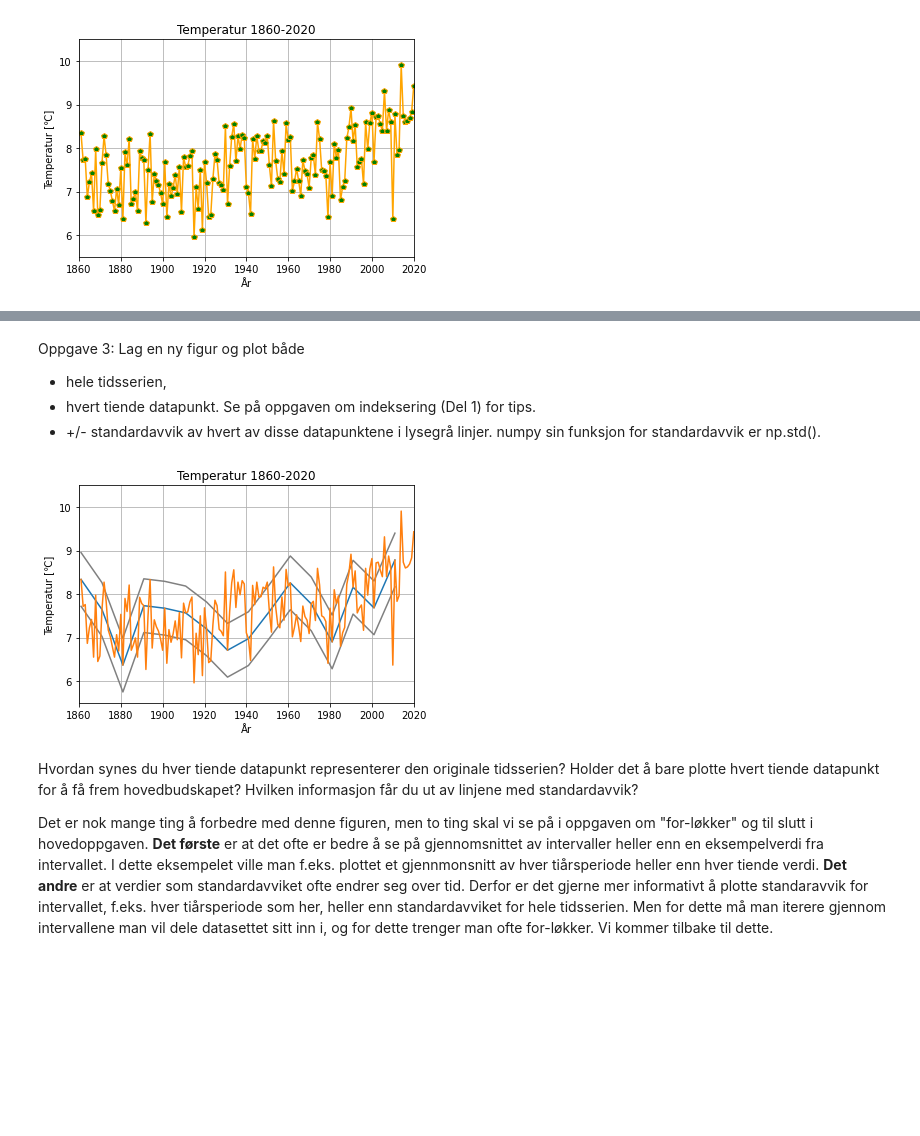
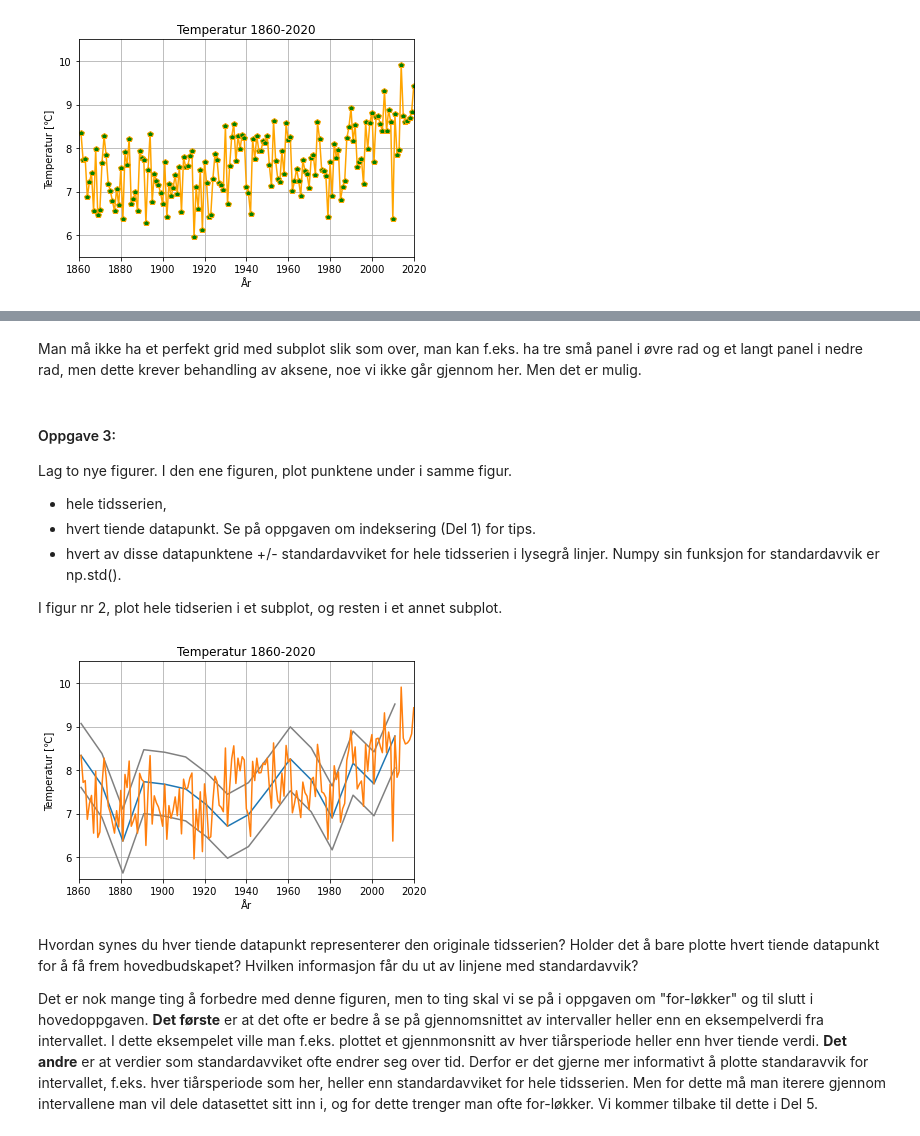
Before and after one commit to irendundas/EkteData, a Jupyter notebook: Nedbørsoppgaven_Del3_Plotting_av_tidsserier.ipynb, the cells around one changed output, grey strips where cells are left out. Cells and saved outputs as stored; diff of their text form; code cells hidden in the pictures; blank space fills up the shorter version.

```diff
--- a/Nedbørsoppgaven_Del3_Plotting_av_tidsserier.ipynb
+++ b/Nedbørsoppgaven_Del3_Plotting_av_tidsserier.ipynb
@@ -72,29 +185,34 @@ Lag samme figur som over, men lag tittlen større. Dette krever et nytt søk i d
+# %% [markdown]
+Man må ikke ha et perfekt grid med subplot slik som over, man kan f.eks. ha tre små panel i øvre rad og et langt panel i nedre rad, men dette krever behandling av aksene, noe vi ikke går gjennom her. Men det er mulig.
 # %% [markdown]
-Oppgave 3: Lag en ny figur og plot både
+#### Oppgave 3:
+Lag to nye figurer. I den ene figuren, plot punktene under i samme figur.
 - hele tidsserien,
 - hvert tiende datapunkt. Se på oppgaven om indeksering (Del 1) for tips.
-- +/- standardavvik av hvert av disse datapunktene i lysegrå linjer. numpy sin funksjon for standardavvik er np.std().
+- hvert av disse datapunktene +/- standardavviket for hele tidsserien i lysegrå linjer. Numpy sin funksjon for standardavvik er np.std().
+
+I figur nr 2, plot hele tidserien i et subplot, og resten i et annet subplot.
 # %%
 ax=plt.axes() # Lag akser å plotte i
 
 # Plot tidsserien
-ax.plot(tid[::10], temp[::10]+np.std(temp[::10]),    color='grey')
-ax.plot(tid[::10], temp[::10]-np.std(temp[::10]),    color='grey')
+ax.plot(tid[::10], temp[::10]+np.std(temp), color='grey')
+ax.plot(tid[::10], temp[::10]-np.std(temp), color='grey')
 ax.plot(tid[::10], temp[::10])
 ax.plot(tid, temp)
 
 # Definer grid, tekst etc.
 ax.set(
     title='Temperatur 1860-2020',
     xlabel='År',
     ylabel='Temperatur [\u2103]', # \u2103 er koden for grader celcius.
     xlim=[1860,2020], # Sett grense for x-aksen
     ylim=[5.5,10.5]) # Sett grense for y-aksen
 ax.grid() # Legg til rutenett (grid) i bakgrunnen
 plt.show() # Denne linjen er kun med så vi slipper unødvendig tekstoutput.
 # %% [output]
-[figure, old version]
+[figure, new version]
 # %% [markdown]
 Hvordan synes du hver tiende datapunkt representerer den originale tidsserien? Holder det å bare plotte hvert tiende datapunkt for å få frem hovedbudskapet? Hvilken informasjon får du ut av linjene med standardavvik?
 
-Det er nok mange ting å forbedre med denne figuren, men to ting skal vi se på i oppgaven om "for-løkker" og til slutt i hovedoppgaven. **Det første** er at det ofte er bedre å se på gjennomsnittet av intervaller heller enn en eksempelverdi fra intervallet. I dette eksempelet ville man f.eks. plottet et gjennmonsnitt av hver tiårsperiode heller enn hver tiende verdi. **Det andre** er at verdier som standardavviket ofte endrer seg over tid. Derfor er det gjerne mer informativt å plotte standaravvik for intervallet, f.eks. hver tiårsperiode som her, heller enn standardavviket for hele tidsserien. Men for dette må man iterere gjennom intervallene man vil dele datasettet sitt inn i, og for dette trenger man ofte for-løkker. Vi kommer tilbake til dette.
+Det er nok mange ting å forbedre med denne figuren, men to ting skal vi se på i oppgaven om "for-løkker" og til slutt i hovedoppgaven. **Det første** er at det ofte er bedre å se på gjennomsnittet av intervaller heller enn en eksempelverdi fra intervallet. I dette eksempelet ville man f.eks. plottet et gjennmonsnitt av hver tiårsperiode heller enn hver tiende verdi. **Det andre** er at verdier som standardavviket ofte endrer seg over tid. Derfor er det gjerne mer informativt å plotte standaravvik for intervallet, f.eks. hver tiårsperiode som her, heller enn standardavviket for hele tidsserien. Men for dette må man iterere gjennom intervallene man vil dele datasettet sitt inn i, og for dette trenger man ofte for-løkker. Vi kommer tilbake til dette i Del 5.
```
Also changed, not shown: parts of 13 cells of this notebook, 5 other files.
